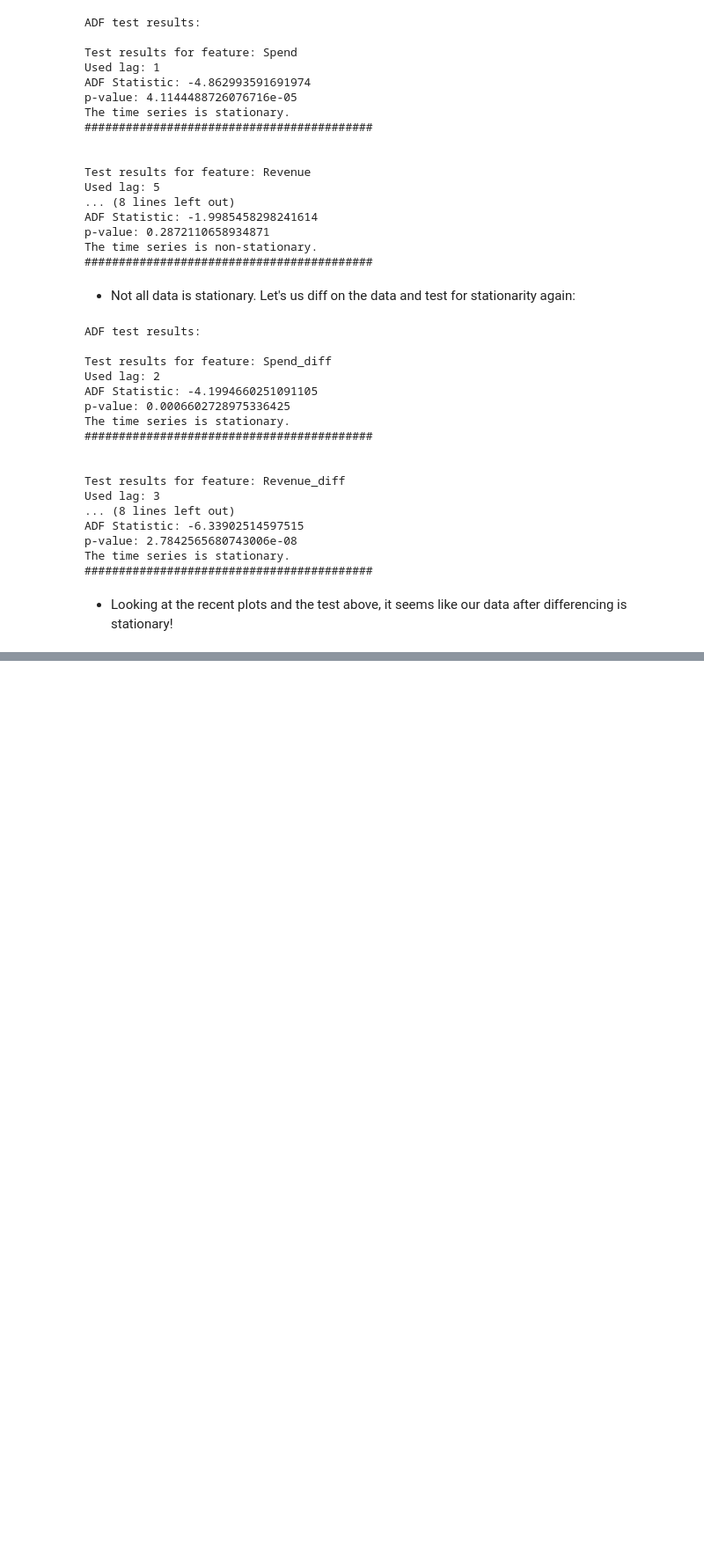
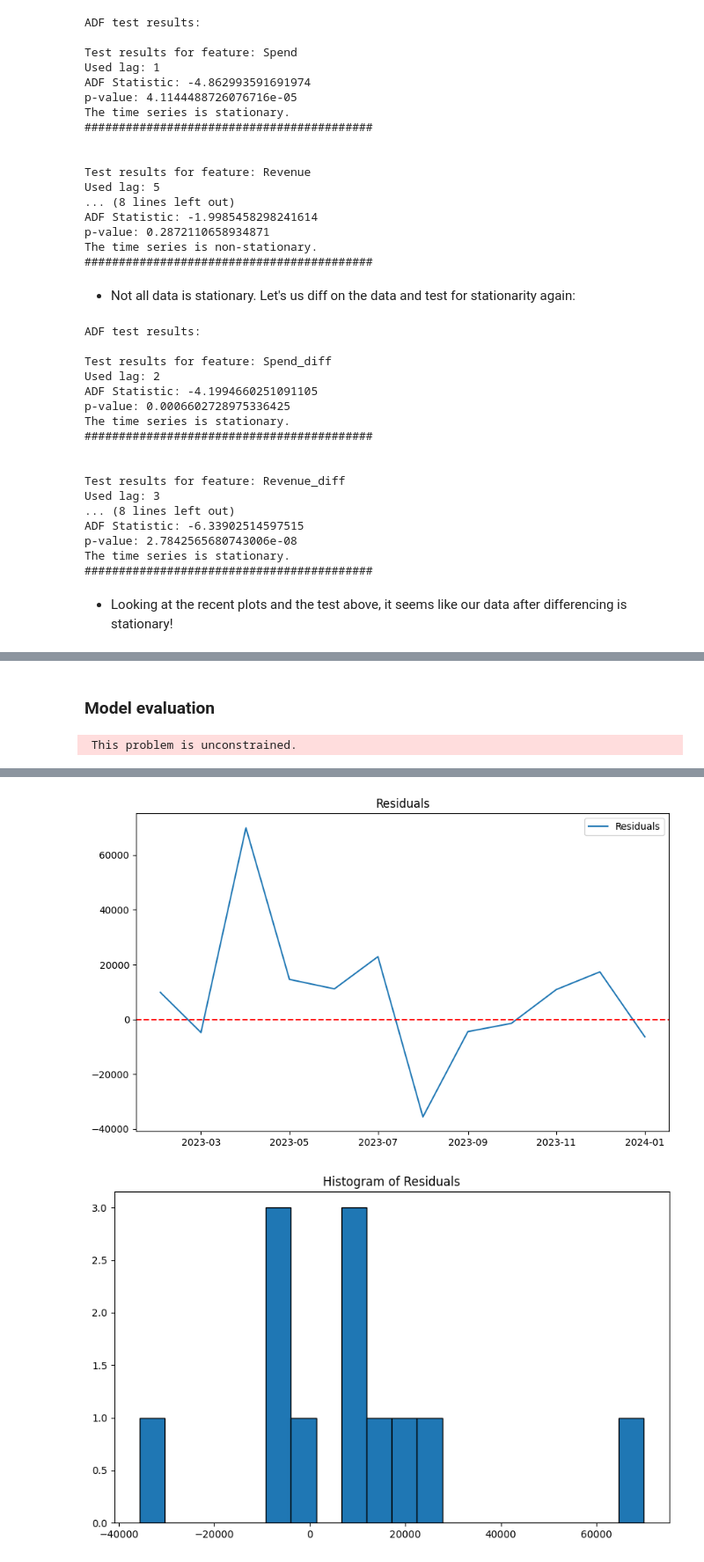
Before and after one commit to yotamdery/Time-series-prediction-, a Jupyter notebook: home_assignment_solution.ipynb, the cells around one changed output, grey strips where cells are left out. Shown at 88% size. Saved outputs shown, nothing was run; the diff lists cells and outputs as text; code cells hidden in the pictures; blank space fills up the shorter version.

```diff
--- a/home_assignment_solution.ipynb
+++ b/home_assignment_solution.ipynb
@@ -159,3 +163,6 @@ for feature in df.select_dtypes(include='number'):
+# %%
+for feature in df.select_dtypes(include='number'):
+    plot_pacf_plots(aggregated_df, feature)
 # %% [markdown]
 ### Rolling Mean and Standard Deviation Plot
 # %%
@@ -273,0 +335,71 @@ df
+# %% [markdown]
+### Model evaluation
+# %%
+import matplotlib.pyplot as plt
+
+df = aggregated_df.copy()
+
+# Load the dataset (assuming the DataFrame is named df)
+# df = pd.read_csv('path_to_your_dataset.csv', parse_dates=['month'])
+df.set_index('month', inplace=True)
+
+# Define the endogenous variable (revenue_diff) and exogenous variables (spend_diff and subs_diff)
+endog = df['revenue_diff']
+exog = df[['spend_diff', 'subs_diff']]
+
+# Split the data into training and test sets
+train_size = 21
+train_endog = endog[:train_size]
+test_endog = endog[train_size:]
+train_exog = exog[:train_size]
+test_exog = exog[train_size:]
+
+# Parameters based on ACF and PACF plots and seasonal decomposition
+p, d, q = 1, 1, 3
+P, D, Q, s = 1, 1, 1, 12
+
+# Fit the SARIMA model
+model = sm.tsa.SARIMAX(train_endog, order=(p, d, q), seasonal_order=(P, D, Q, s), exog=train_exog)
+results = model.fit()
+
+# Print model summary
+print(results.summary())
+
+# Forecast on the test set
+forecast_steps = len(test_endog)
+forecast = results.get_forecast(steps=forecast_steps, exog=test_exog)
+forecasted_values = forecast.predicted_mean
+
+# Calculate metrics
+mae = mean_absolute_error(test_endog, forecasted_values)
+mse = mean_squared_error(test_endog, forecasted_values)
+rmse = np.sqrt(mse)
+mape = np.mean(np.abs((test_endog - forecasted_values) / test_endog)) * 100
+
+print(f'MAE: {mae}')
+print(f'MSE: {mse}')
+print(f'RMSE: {rmse}')
+print(f'MAPE: {mape}%')
+
+# Residual analysis
+residuals = test_endog - forecasted_values
+
+# Plot residuals
+plt.figure(figsize=(10, 6))
+plt.plot(residuals, label='Residuals')
+plt.axhline(0, linestyle='--', color='r')
+plt.title('Residuals')
+plt.legend()
+plt.show()
+
+# Plot histogram of residuals
+plt.figure(figsize=(10, 6))
+plt.hist(residuals, bins=20, edgecolor='k')
+plt.title('Histogram of Residuals')
+plt.show()
+
+# # Plot ACF of residuals
+# sm.graphics.tsa.plot_acf(residuals, lags=40)
+# plt.show()
+# %% [output]
+ This problem is unconstrained.
@@ -273,0 +423,2 @@ df
+[figure, added]
+[figure, added]
```
Also changed, not shown: parts of 11 cells of this notebook, 1 other file.
